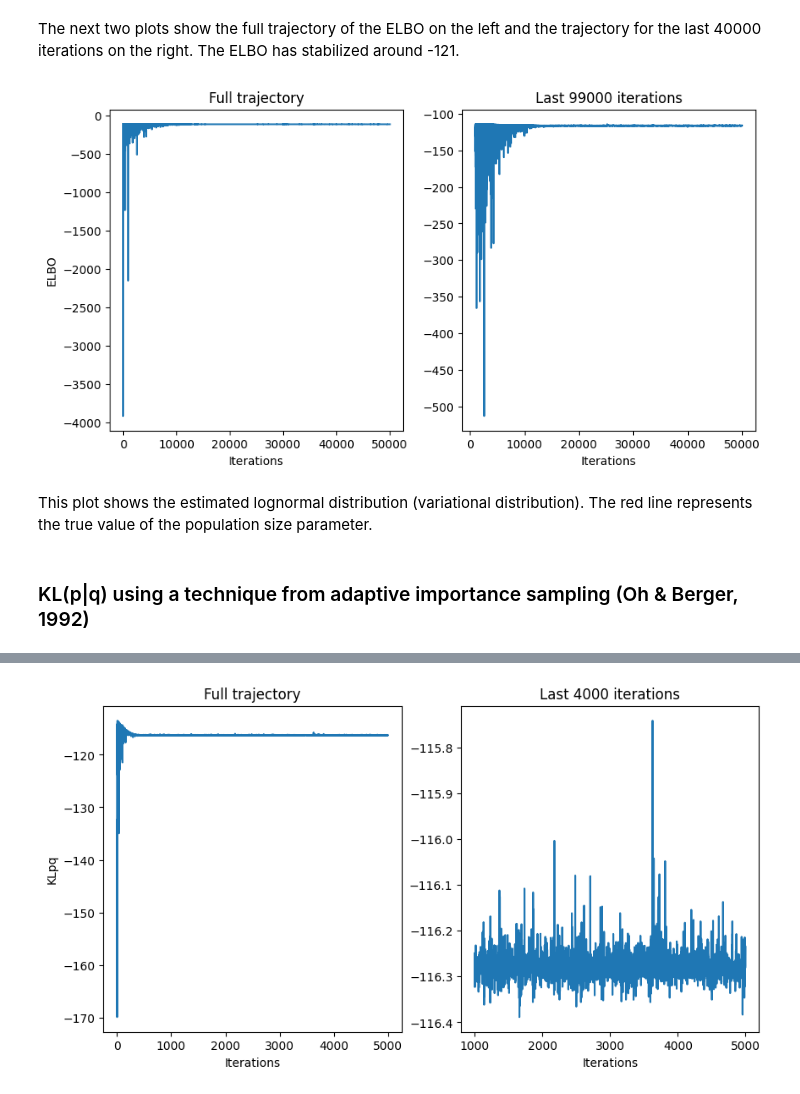
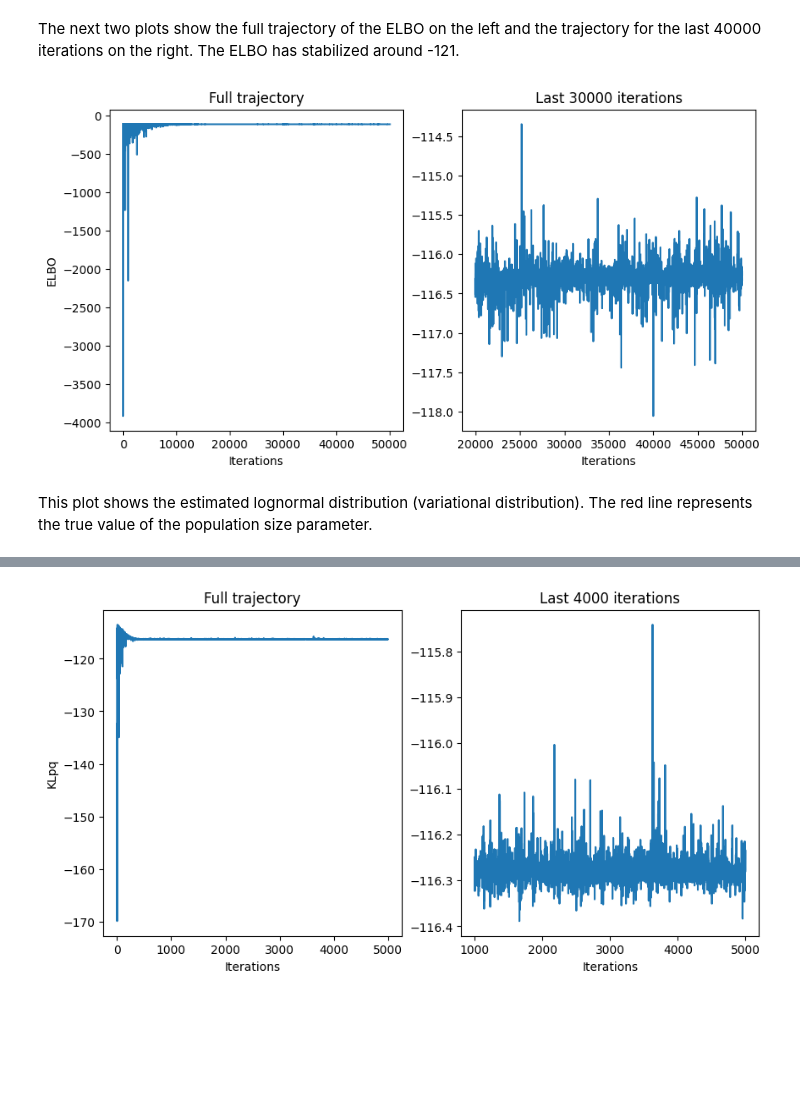
Before and after one commit to 4ment/torchtree-notebooks, a Jupyter notebook: notebooks/coalescent.ipynb, the cells around one changed output, grey strips where cells are left out. Cells and saved outputs as stored; diff of their text form; code cells hidden in the pictures; blank space fills up the shorter version.

Commit message:
Add sectiion about importance sampling

```diff
--- a/notebooks/coalescent.ipynb
+++ b/notebooks/coalescent.ipynb
@@ -264,17 +265,15 @@ The next two plots show the full trajectory of the ELBO on the left and the traj
 # %%
 f, axes = plt.subplots(1, 2, figsize=(10,5))
 axes[0].plot(elbo_hist)
 axes[0].set_title('Full trajectory')
 axes[0].set_xlabel('Iterations')
 axes[0].set_ylabel('ELBO')
 
-axes[1].plot(list(range(1000, len(elbo_hist))), elbo_hist[1000:])
-axes[1].set_title('Last 99000 iterations')
+axes[1].plot(list(range(20000, len(elbo_hist))), elbo_hist[20000:])
+axes[1].set_title('Last 30000 iterations')
 axes[1].set_xlabel('Iterations')
 plt.show()
 # %% [output]
-[figure, old version]
+[figure, new version]
 # %% [markdown]
 This plot shows the estimated lognormal distribution (variational distribution). The red line represents the true value of the population size parameter.
-# %% [markdown]
-### KL(p|q) using a technique from adaptive importance sampling (Oh & Berger, 1992)
```
Also changed, not shown: parts of 29 cells of this notebook.
